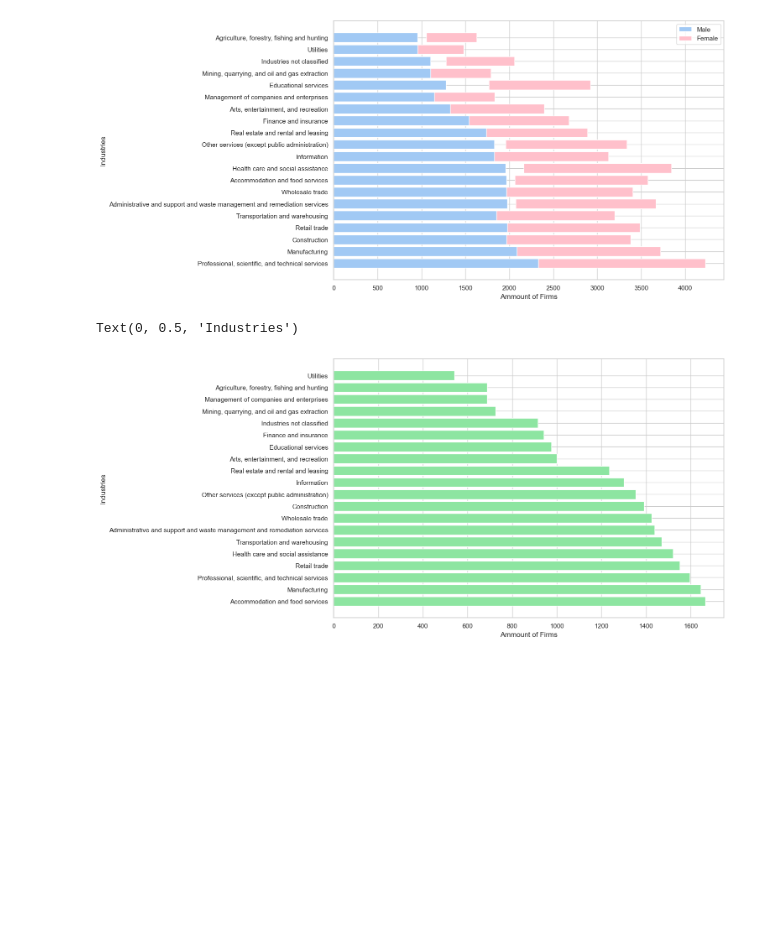
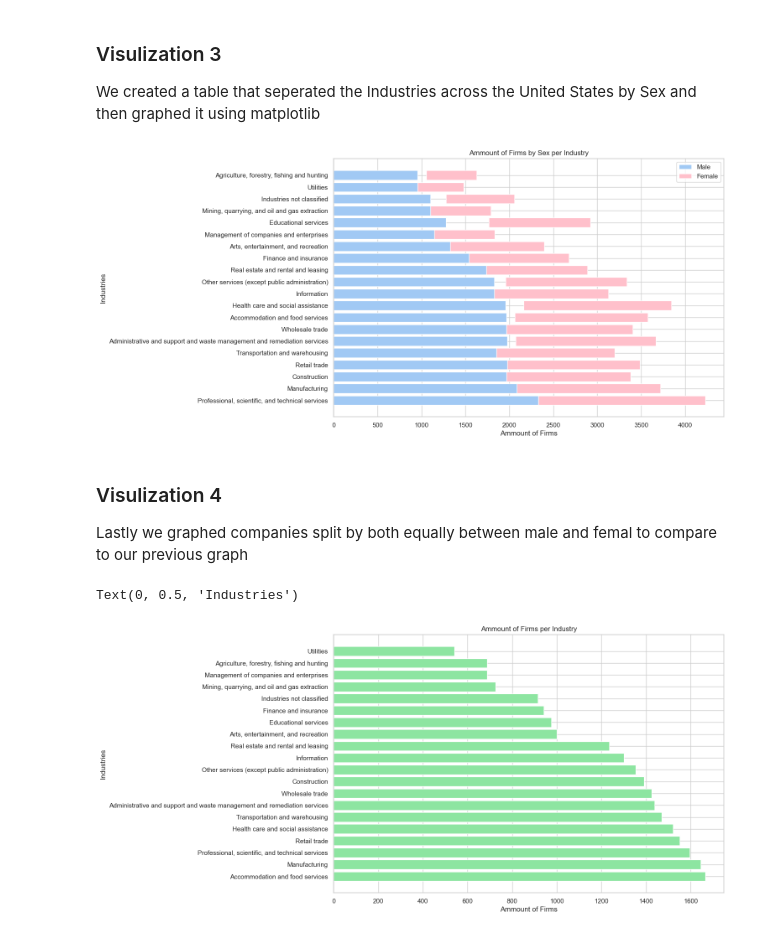
Before and after one commit to DanielnRose/Census_Assesment, a Jupyter notebook: grpupassesment.ipynb, the cells around one changed output. Saved outputs shown, nothing was run; the diff lists cells and outputs as text; code cells hidden in the pictures; blank space fills up the shorter version.

```diff
--- a/grpupassesment.ipynb
+++ b/grpupassesment.ipynb
@@ -237,36 +181,43 @@ See the caveats in the documentation: https://pandas.pydata.org/pandas-docs/stab
+# %% [markdown]
+### Visulization 3
+We created a table that seperated the Industries across the United States by Sex and then graphed it using matplotlib
 # %%
+#New table for Industries and sex
 itotal = usadata[['Industry','Sex']]
 itotal = itotal.groupby(['Industry', 'Sex']).size().reset_index(name='count')
-itotal = itotal[itotal.Industry != 'Total for all sectors']
+
+#removed totals and sorted
 itotal = itotal[(itotal['Industry']!='Total for all sectors')]
 itotal = itotal[(itotal['Sex']!='Total')]
 itotal.sort_values(by='count', ascending=False, inplace=True)
 
+#created 3 tables for Male, Female, and Equally Male/female
 imale = itotal[(itotal['Sex']=='Male')]
 ifemale = itotal[(itotal['Sex']=='Female')]
 iboth = itotal[(itotal['Sex']=="Equally male/female")]
 
 
-#males = itotal[(itotal['Sex']=='Male')]
-
+#graphed both male and female together using matplotlib
 plt.figure(figsize = (12, 8))
-
-#plt.legend("Male")
-
 plt.barh(imale['Industry'],imale['count'], height=0.8, color='b')
 plt.barh(ifemale['Industry'],ifemale['count'], color='pink',height=0.8, left=imale['count'])
 plt.legend(["Male", "Female"])
 plt.xlabel("Ammount of Firms")
 plt.ylabel("Industries")
+plt.title("Ammount of Firms by Sex per Industry")
 plt.show()
 # %% [output]
-[figure, old version]
+[figure, new version]
+# %% [markdown]
+### Visulization 4
+Lastly we graphed companies split by both equally between male and femal to compare to our previous graph
 # %%
+#using matplotlib we graph the table with equally male and female employees
 plt.figure(figsize = (12, 8))
-
 plt.barh(iboth['Industry'],iboth['count'], color='g')
+plt.title("Ammount of Firms per Industry")
 plt.xlabel("Ammount of Firms")
 plt.ylabel("Industries")
 # %% [output]
 Text(0, 0.5, 'Industries')
-[figure, old version]
+[figure, new version]
```
Also changed, not shown: parts of 17 cells of this notebook.
